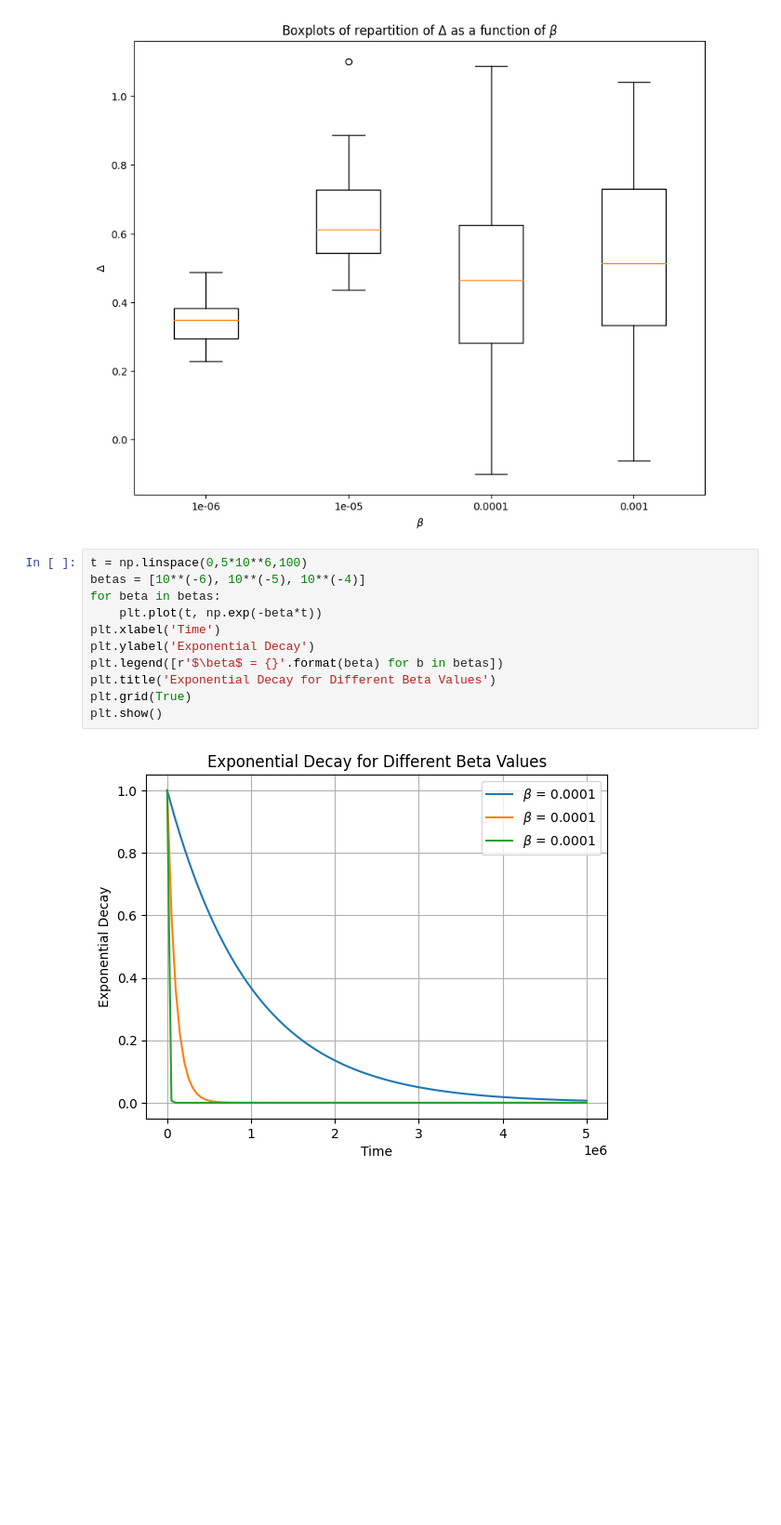
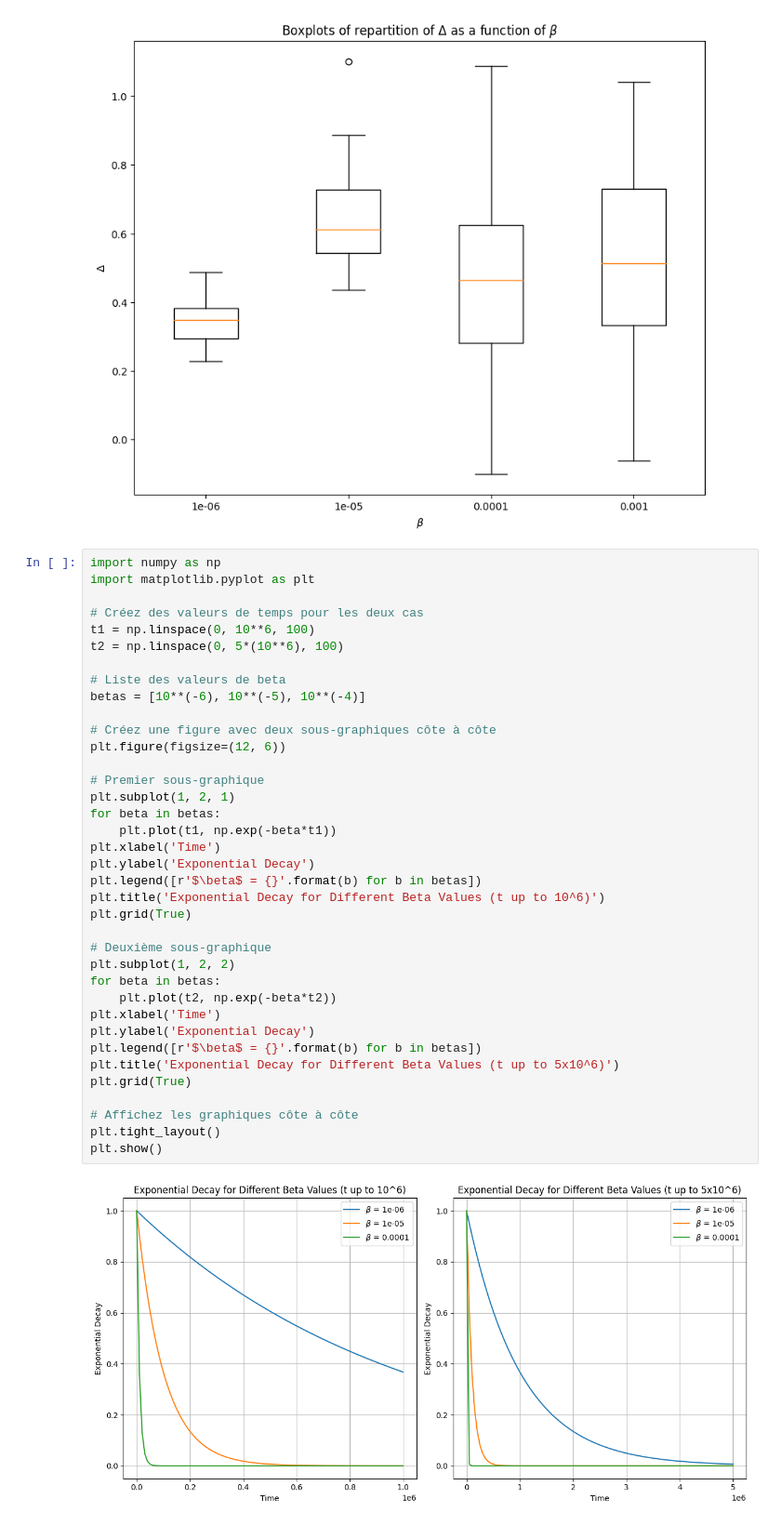
Before and after one commit to Suzie14/RLandPricing, a Jupyter notebook: notebooks/var_epsilon.ipynb, the cells around one changed output. Shown at 93% size. Drawn from its saved outputs; the diff is of its cells as text; blank space fills up the shorter version.

```diff
--- a/notebooks/var_epsilon.ipynb
+++ b/notebooks/var_epsilon.ipynb
@@ -157,15 +157,41 @@ plt.show()
 # %% [output]
 [figure]
 # %%
-t = np.linspace(0,5*10**6,100)
+import numpy as np
+import matplotlib.pyplot as plt
+
+# Créez des valeurs de temps pour les deux cas
+t1 = np.linspace(0, 10**6, 100)
+t2 = np.linspace(0, 5*(10**6), 100)
+
+# Liste des valeurs de beta
 betas = [10**(-6), 10**(-5), 10**(-4)]
+
+# Créez une figure avec deux sous-graphiques côte à côte
+plt.figure(figsize=(12, 6))
+
+# Premier sous-graphique
+plt.subplot(1, 2, 1)
 for beta in betas:
-    plt.plot(t, np.exp(-beta*t))
+    plt.plot(t1, np.exp(-beta*t1))
 plt.xlabel('Time')
 plt.ylabel('Exponential Decay')
-plt.legend([r'$\beta$ = {}'.format(beta) for b in betas])
-plt.title('Exponential Decay for Different Beta Values')
+plt.legend([r'$\beta$ = {}'.format(b) for b in betas])
+plt.title('Exponential Decay for Different Beta Values (t up to 10^6)')
 plt.grid(True)
+
+# Deuxième sous-graphique
+plt.subplot(1, 2, 2)
+for beta in betas:
+    plt.plot(t2, np.exp(-beta*t2))
+plt.xlabel('Time')
+plt.ylabel('Exponential Decay')
+plt.legend([r'$\beta$ = {}'.format(b) for b in betas])
+plt.title('Exponential Decay for Different Beta Values (t up to 5x10^6)')
+plt.grid(True)
+
+# Affichez les graphiques côte à côte
+plt.tight_layout()
 plt.show()
 # %% [output]
-[figure, old version]
+[figure, new version]
```
Also changed, not shown: 2 other files.
